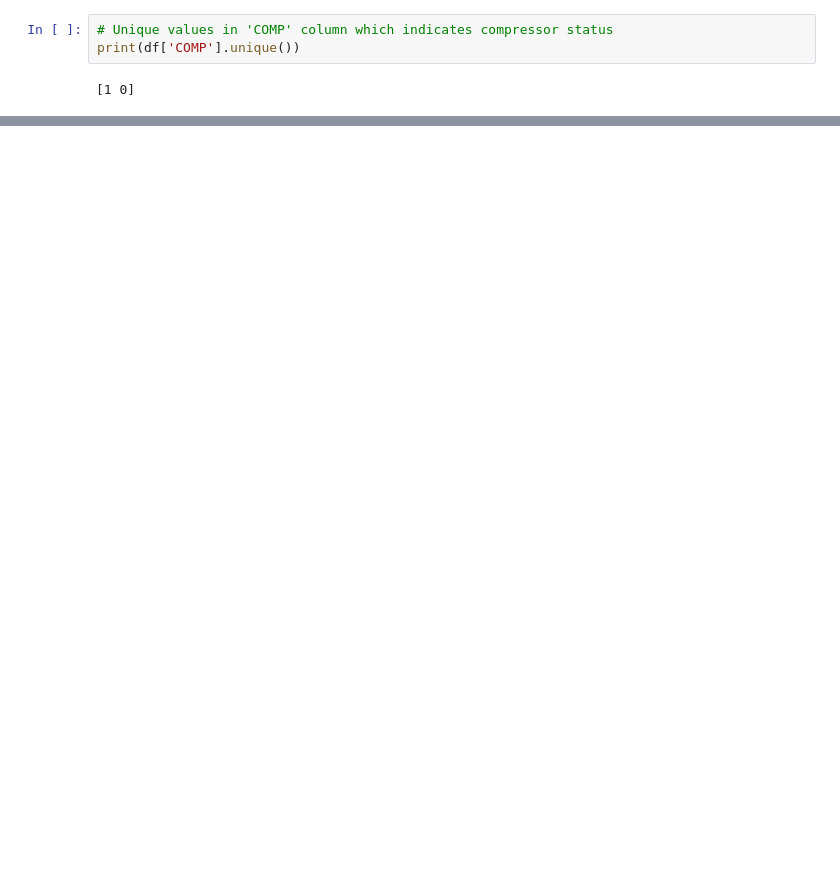
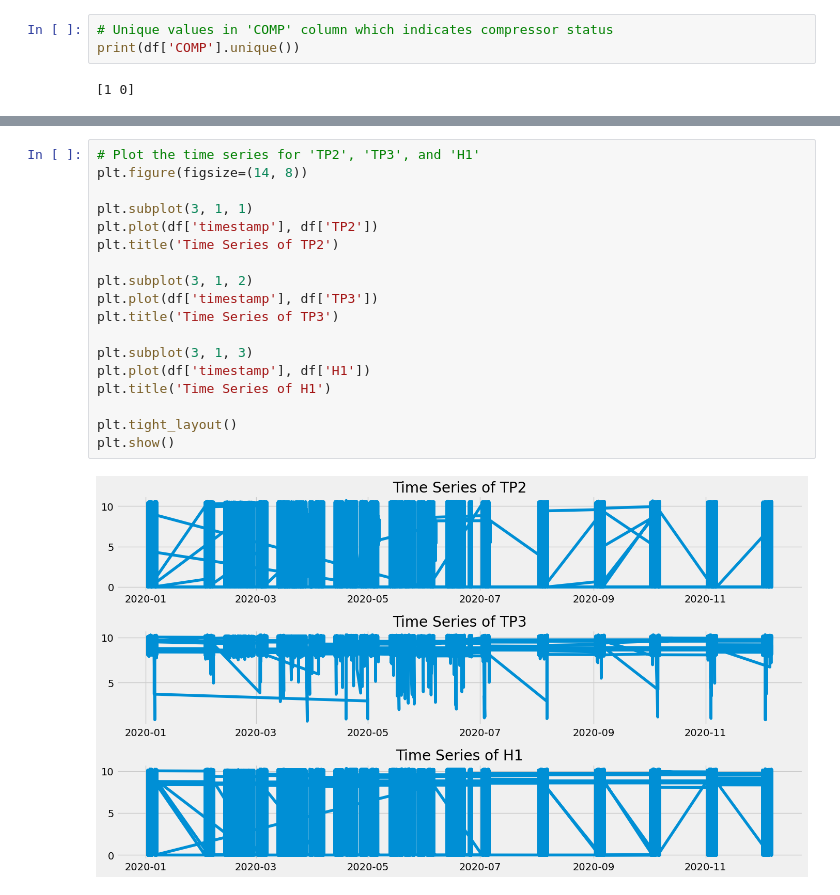
Before and after one commit to CarlaDubehizaRibera/ML2024CA1-CARLA-RIBERA, a Jupyter notebook: CA1ML2024 - CARLA RIBERA2022368.ipynb, the cells around one changed output, grey strips where cells are left out. Cells and saved outputs as stored; diff of their text form; blank space fills up the shorter version.

Commit message:
Plot the time series
for 'TP2', 'TP3', and 'H1'

```diff
--- a/CA1ML2024 - CARLA RIBERA2022368.ipynb
+++ b/CA1ML2024 - CARLA RIBERA2022368.ipynb
@@ -158,0 +161,20 @@ plt.show()
+# %%
+# Plot the time series for 'TP2', 'TP3', and 'H1'
+plt.figure(figsize=(14, 8))
+
+plt.subplot(3, 1, 1)
+plt.plot(df['timestamp'], df['TP2'])
+plt.title('Time Series of TP2')
+
+plt.subplot(3, 1, 2)
+plt.plot(df['timestamp'], df['TP3'])
+plt.title('Time Series of TP3')
+
+plt.subplot(3, 1, 3)
+plt.plot(df['timestamp'], df['H1'])
+plt.title('Time Series of H1')
+
+plt.tight_layout()
+plt.show()
+# %% [output]
+[figure, added]
```
Also changed, not shown: parts of 1 cell of this notebook.
